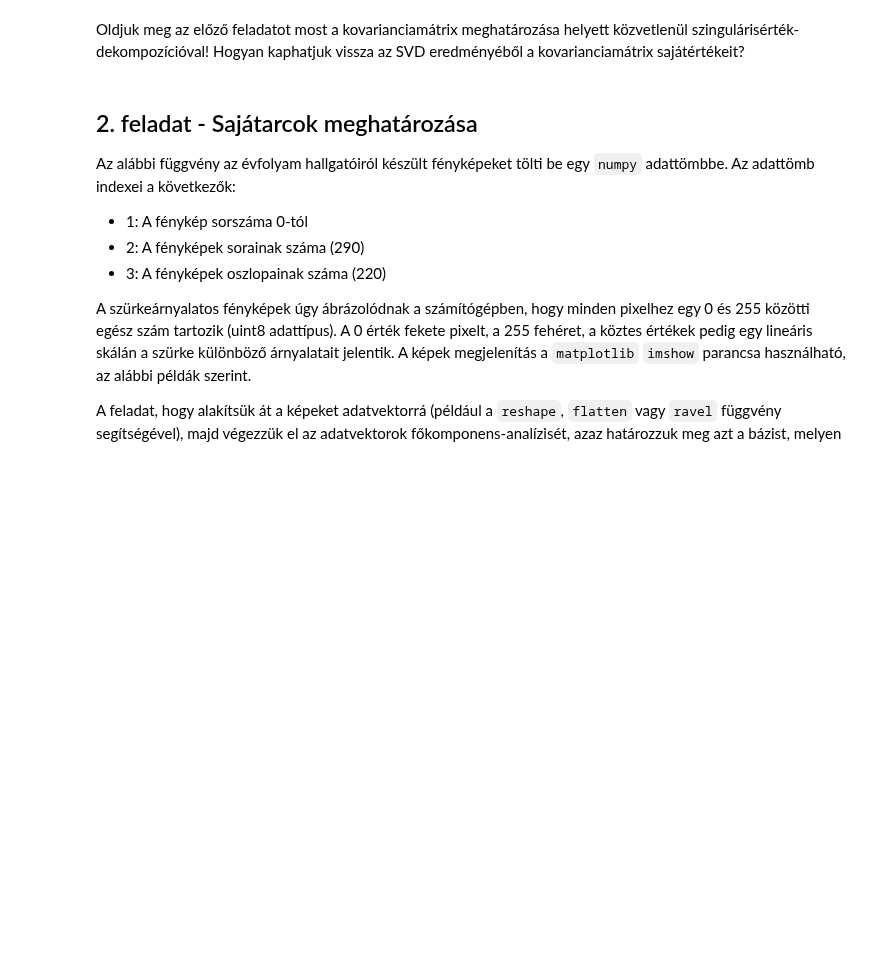
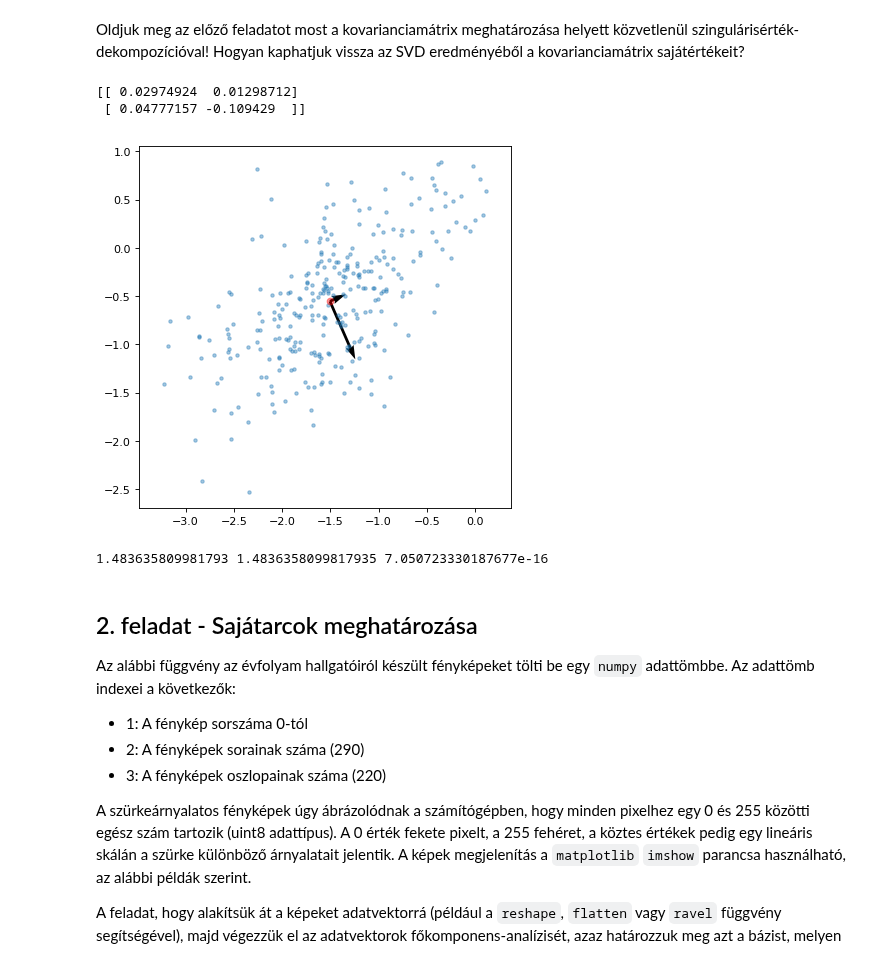
Before and after one commit to Tominano/Numerical-methods-of-physics-II, a Jupyter notebook: 5_feladatsor/5_feladat_Tomi.ipynb, the cells around one changed output. Drawn from its saved outputs; the diff is of its cells as text; code cells hidden in the pictures; blank space fills up the shorter version.

```diff
--- a/5_feladatsor/5_feladat_Tomi.ipynb
+++ b/5_feladatsor/5_feladat_Tomi.ipynb
@@ -257,3 +260,35 @@ Oldjuk meg az előző feladatot most a kovarianciamátrix meghatározása helyet
+# %%
+U, s, VT = svd(X, full_matrices=False)
+#print(U)
+#print(s)
+#print(VT)
+vtper0 = VT[0]/s[0]
+vtper1 = VT[1]/s[1]
+#print(vtper)
+
+f=genrand.mean(axis=0)
+figure(num=None, figsize=(6, 6), dpi=80, facecolor='w', edgecolor='k')
+V = np.array([vtper0,vtper1])
+origin = f[0], f[1] # origin point
+plot(genrand0,genrand1, '.',alpha=0.4)
+axis('equal');
+#xlim(-5,5)
+#ylim(-5,5)
+#plt.quiver(*origin, (ertek*vektor)[:,0], (ertek*vektor)[:,1], color=['r','b'], scale=21)
+quiver(*origin,10*V[:,0],10*V[:,1] , scale=7)
+plot(f[0],f[1],'ro',alpha=0.4)
+#plt.show()
+print(V)
+# %% [output]
+[[ 0.02974924  0.01298712]
+ [ 0.04777157 -0.109429  ]]
+[figure, added]
+# %%
+#X = P D Q^t, ellenörzés
+X_a = U @ diag(s) @ VT
+print(np.std(X), np.std(X_a), np.std(X - X_a))
+# %% [output]
+1.483635809981793 1.4836358099817935 7.050723330187677e-16
 # %% [markdown]
 ## 2. feladat - Sajátarcok meghatározása
 
```
Also changed, not shown: parts of 11 cells of this notebook.
